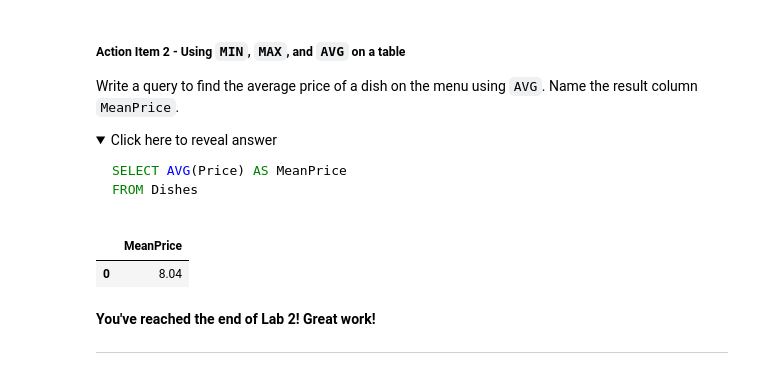
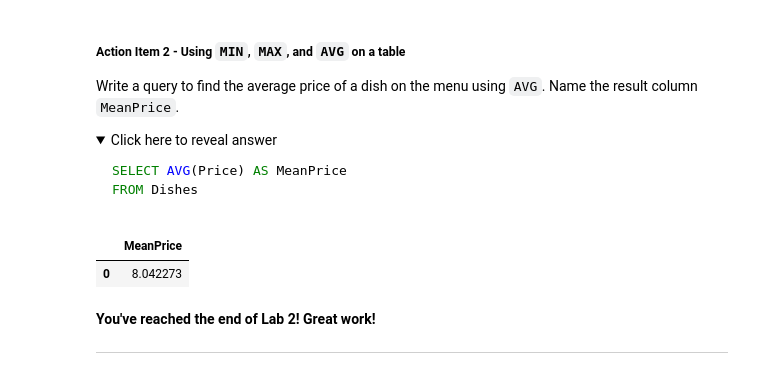
Before and after one commit to 1-icenine/1-icenine, a Jupyter notebook: notebooks/COOP_SQL_101_PracticeNotebook.ipynb, the cells around one changed output. Saved outputs shown, nothing was run; the diff lists cells and outputs as text; code cells hidden in the pictures; folded sections open.

```diff
--- a/notebooks/COOP_SQL_101_PracticeNotebook.ipynb
+++ b/notebooks/COOP_SQL_101_PracticeNotebook.ipynb
@@ -959,10 +788,11 @@ FROM Dishes
 # %%
 %%sql
 
-SELECT ROUND(AVG(Price),2) AS MeanPrice FROM Dishes
+SELECT AVG(Price) AS MeanPrice
+FROM Dishes
 # %% [output]
 |  | MeanPrice |
-| 0 | 8.04 |
+| 0 | 8.042273 |
 # %% [markdown]
 **You've reached the end of Lab 2! Great work!**
 
```
Also changed, not shown: parts of 50 cells of this notebook.
